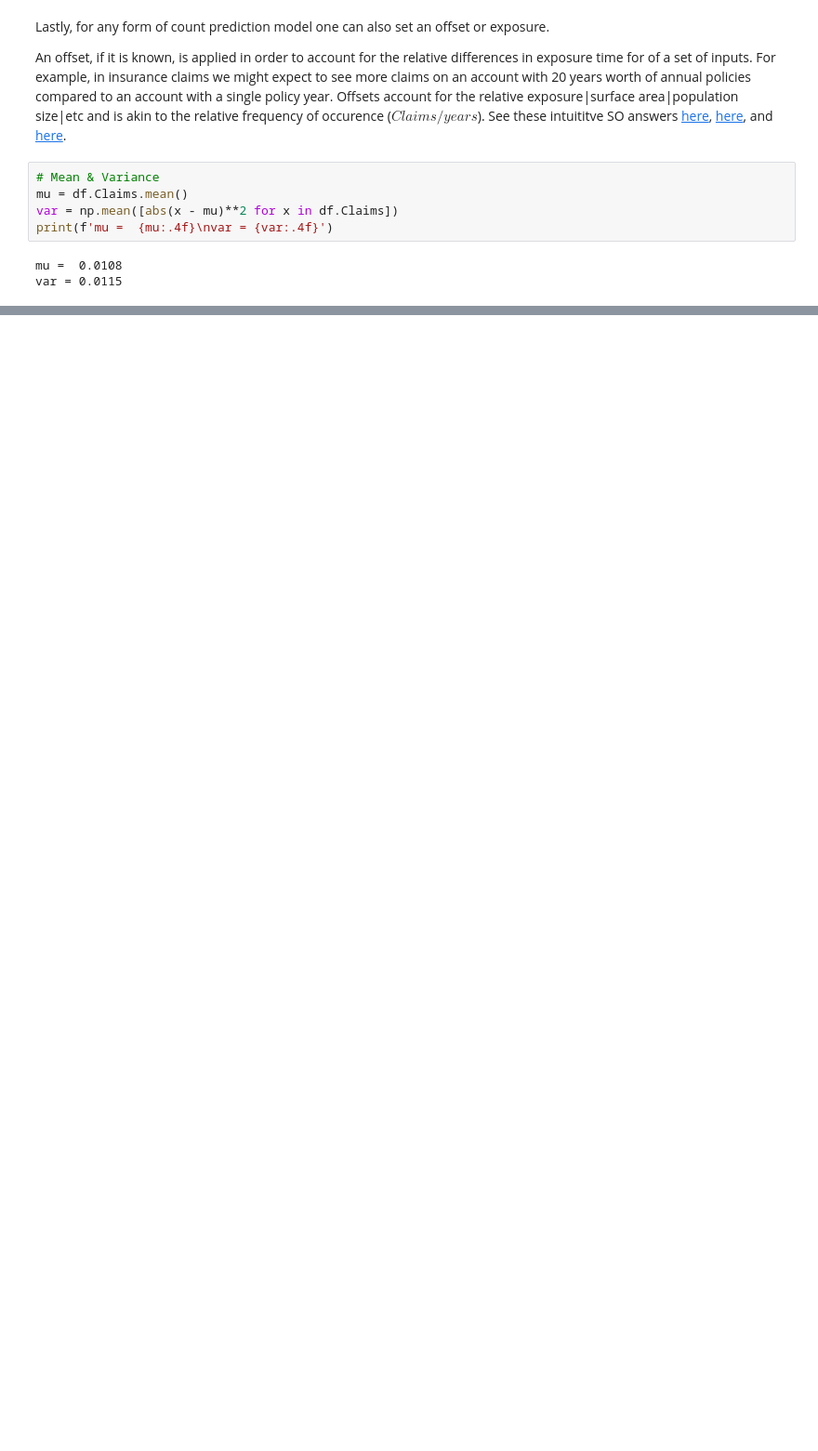
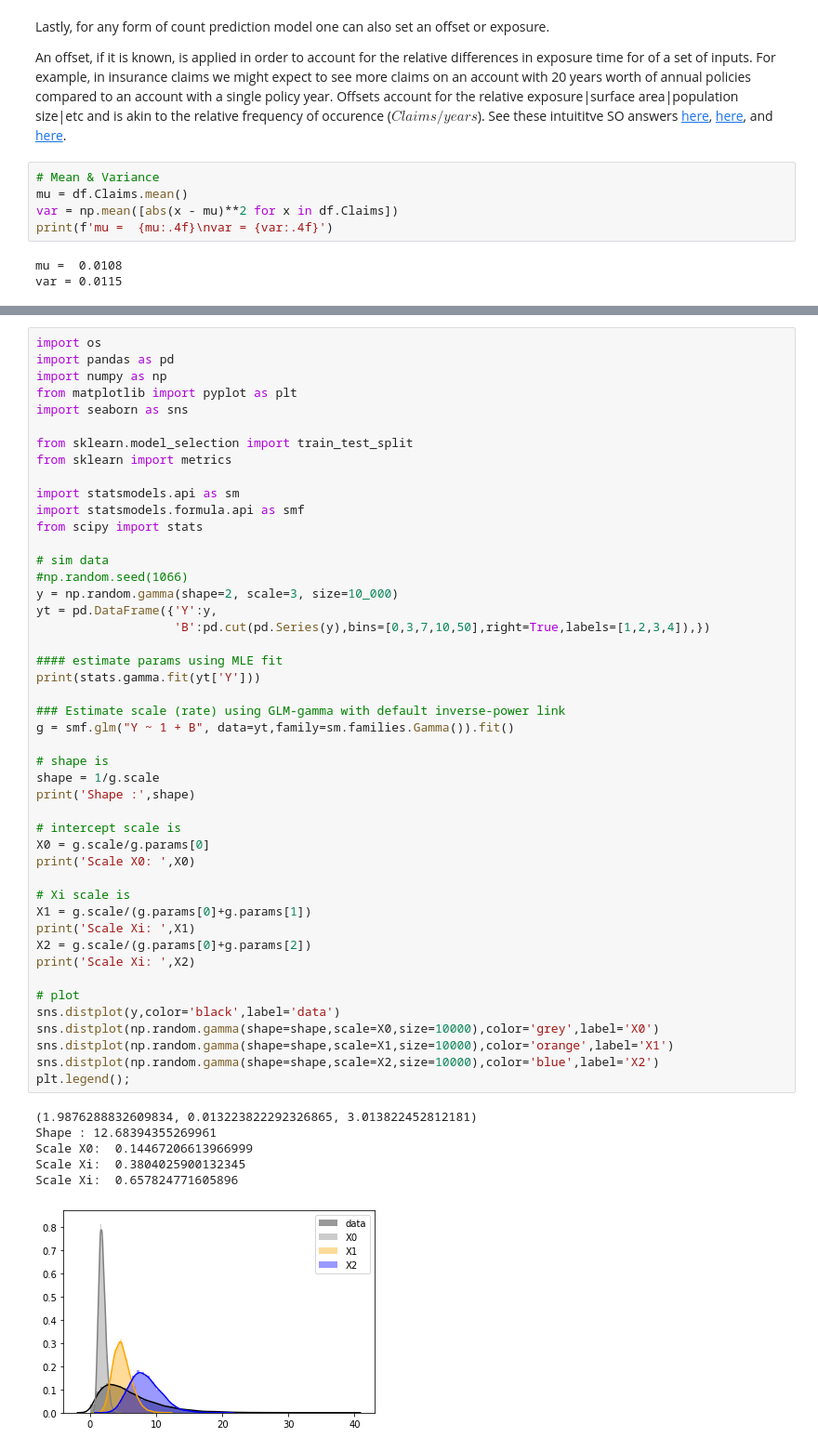
Before and after one commit to bpostance/learn_data_science, a Jupyter notebook: Risk/02-FrequencySeverity-auto.ipynb, the cells around one changed output, grey strips where cells are left out. Shown at 93% size. Saved outputs shown, nothing was run; the diff lists cells and outputs as text; blank space fills up the shorter version.

```diff
--- a/Risk/02-FrequencySeverity-auto.ipynb
+++ b/Risk/02-FrequencySeverity-auto.ipynb
@@ -272,0 +318,53 @@ plt.hist(np.random.poisson(lam=0.015768,size=10000))
+# %%
+import os
+import pandas as pd
+import numpy as np
+from matplotlib import pyplot as plt
+import seaborn as sns
+
+from sklearn.model_selection import train_test_split
+from sklearn import metrics
+
+import statsmodels.api as sm
+import statsmodels.formula.api as smf
+from scipy import stats
+
+# sim data
+#np.random.seed(1066)
+y = np.random.gamma(shape=2, scale=3, size=10_000)
+yt = pd.DataFrame({'Y':y,
+                   'B':pd.cut(pd.Series(y),bins=[0,3,7,10,50],right=True,labels=[1,2,3,4]),})
+
+#### estimate params using MLE fit
+print(stats.gamma.fit(yt['Y']))
+
+### Estimate scale (rate) using GLM-gamma with default inverse-power link
+g = smf.glm("Y ~ 1 + B", data=yt,family=sm.families.Gamma()).fit()
+
+# shape is
+shape = 1/g.scale
+print('Shape :',shape)
+
+# intercept scale is
+X0 = g.scale/g.params[0]
+print('Scale X0: ',X0)
+
+# Xi scale is
+X1 = g.scale/(g.params[0]+g.params[1])
+print('Scale Xi: ',X1)
+X2 = g.scale/(g.params[0]+g.params[2])
+print('Scale Xi: ',X2)
+
+# plot
+sns.distplot(y,color='black',label='data')
+sns.distplot(np.random.gamma(shape=shape,scale=X0,size=10000),color='grey',label='X0')
+sns.distplot(np.random.gamma(shape=shape,scale=X1,size=10000),color='orange',label='X1')
+sns.distplot(np.random.gamma(shape=shape,scale=X2,size=10000),color='blue',label='X2')
+plt.legend();
+# %% [output]
+(1.9876288832609834, 0.013223822292326865, 3.013822452812181)
+Shape : 12.68394355269961
+Scale X0:  0.14467206613966999
+Scale Xi:  0.3804025900132345
+Scale Xi:  0.657824771605896
+[figure, added]
```
Also changed, not shown: parts of 17 cells of this notebook, 1 other file.
